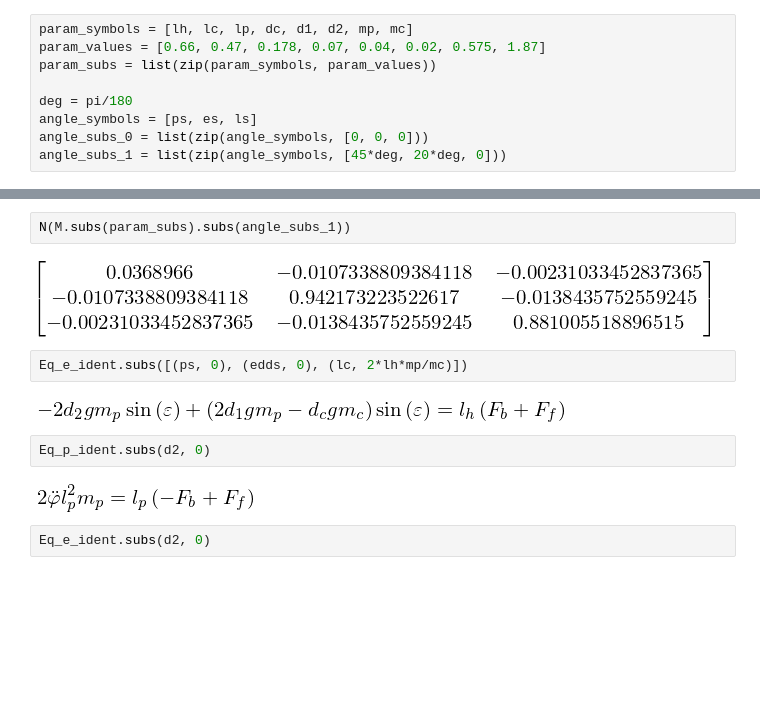
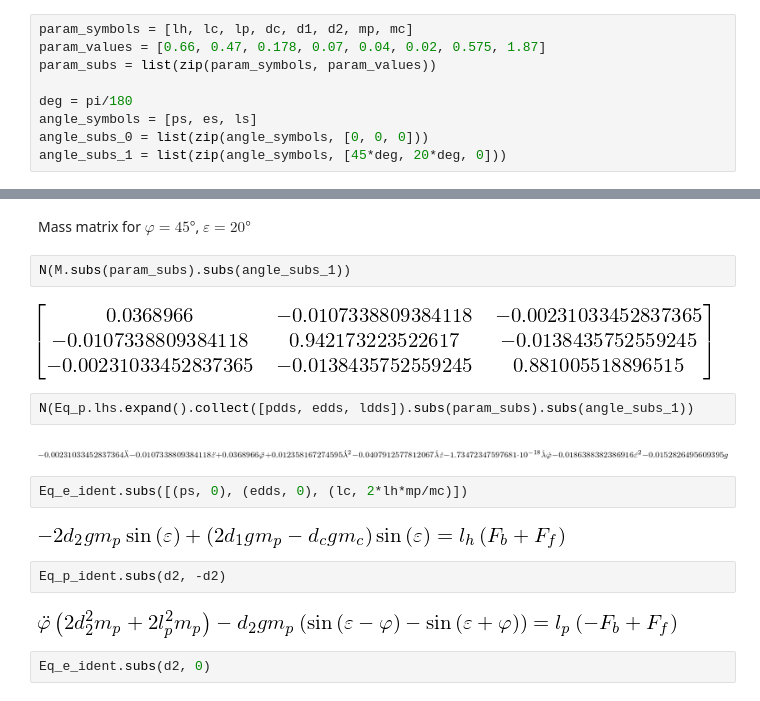
Before and after one commit to Rojetto/helicopter_thesis_code, a Jupyter notebook: scripts/model_derivation.ipynb, the cells around one changed output, grey strips where cells are left out. Saved outputs shown, nothing was run; the diff lists cells and outputs as text; blank space fills up the shorter version.

Commit message:
Unsuccessfully try to estimate remaining parameters

```diff
--- a/scripts/model_derivation.ipynb
+++ b/scripts/model_derivation.ipynb
@@ -293,15 +299,21 @@ angle_subs_1 = list(zip(angle_symbols, [45*deg, 20*deg, 0]))
+# %% [markdown]
+Mass matrix for $\varphi=45°$, $\varepsilon=20°$
 # %%
 N(M.subs(param_subs).subs(angle_subs_1))
 # %% [output]
 [figure]
+# %%
+N(Eq_p.lhs.expand().collect([pdds, edds, ldds]).subs(param_subs).subs(angle_subs_1))
+# %% [output]
+[figure, added]
 # %%
 Eq_e_ident.subs([(ps, 0), (edds, 0), (lc, 2*lh*mp/mc)])
 # %% [output]
 [figure]
 # %%
-Eq_p_ident.subs(d2, 0)
+Eq_p_ident.subs(d2, -d2)
 # %% [output]
-[figure, old version]
+[figure, new version]
 # %%
 Eq_e_ident.subs(d2, 0)
 # %% [output]
```
Also changed, not shown: parts of 2 cells of this notebook, 4 other files.
